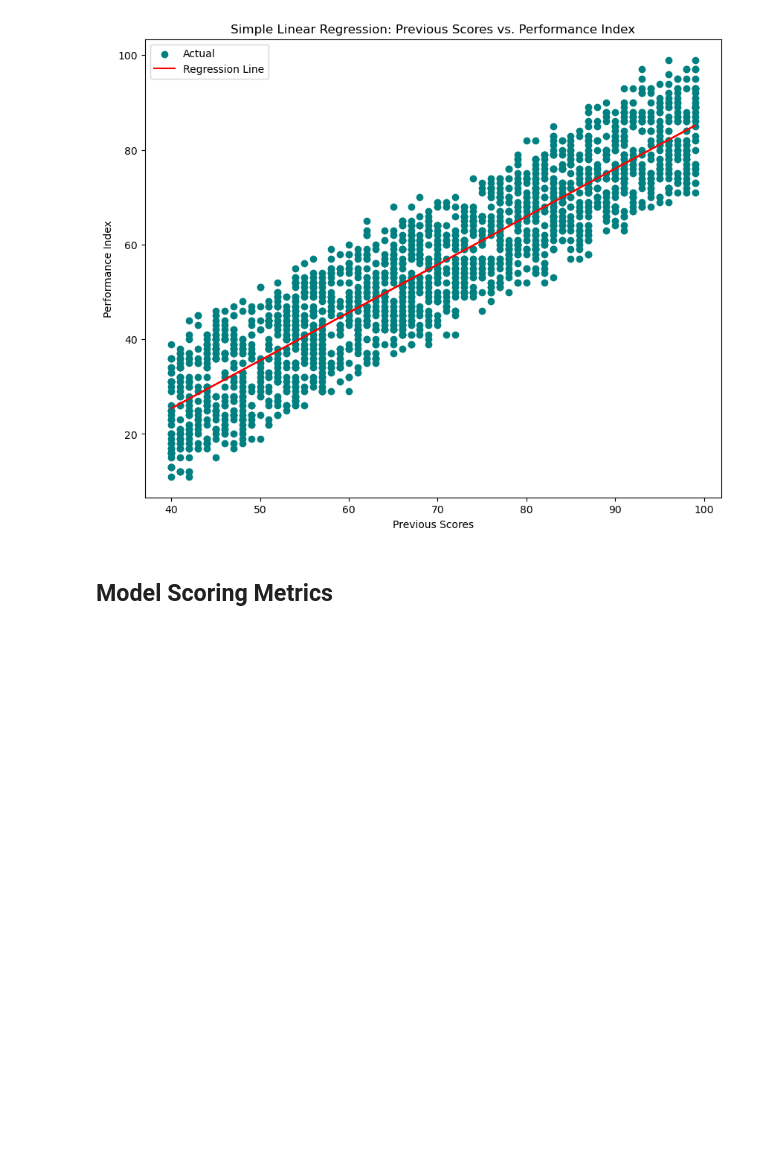
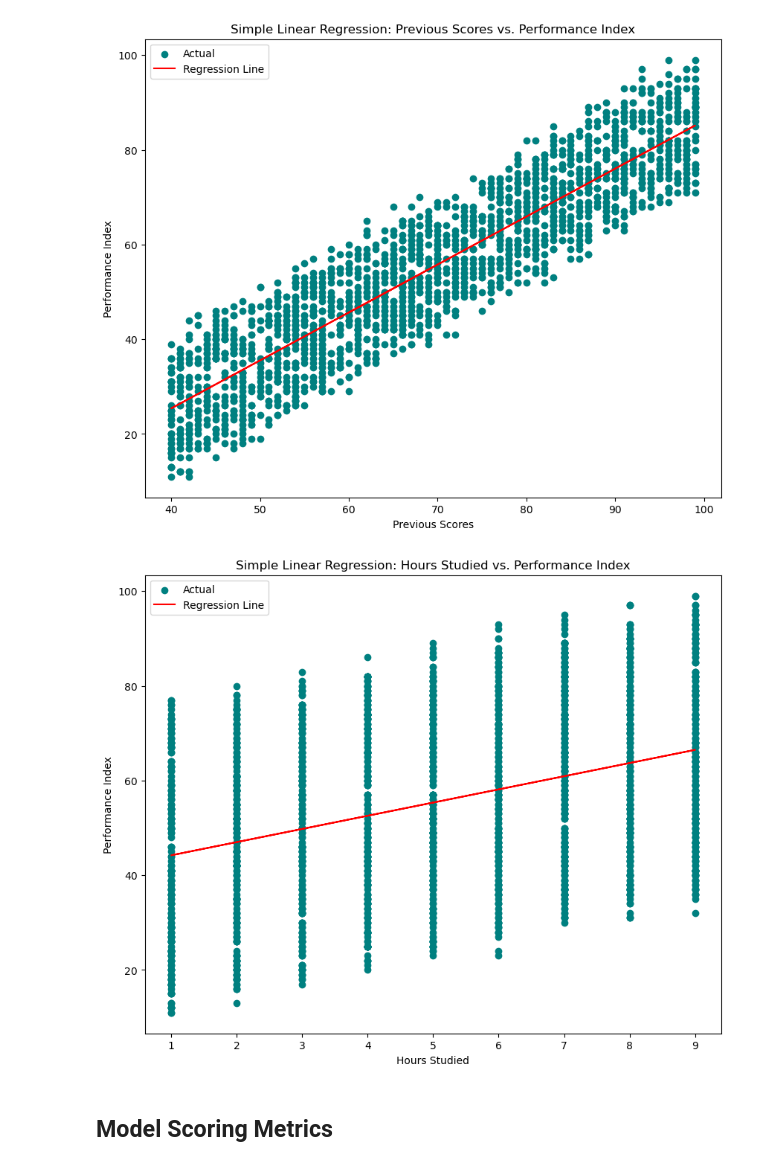
Before and after one commit to GabrielGrobb/LinearRegression_Python, a Jupyter notebook: LinearRegression_Code.ipynb, the cells around one changed output. Saved outputs shown, nothing was run; the diff lists cells and outputs as text; code cells hidden in the pictures; blank space fills up the shorter version.

Commit message:
Printing the second linear regression model predictions and representing the outputs on a graph.

```diff
--- a/LinearRegression_Code.ipynb
+++ b/LinearRegression_Code.ipynb
@@ -207,0 +214,7 @@ print(f"Coefficient: {second_linear_regression_model.coef_}")
+# %%
+# Predict the Performance Index for the testing test.
+second_y_linear_regression_pred = second_linear_regression_model.predict(second_X_test)
+
+# Display the first few predictions alongside the actual values
+second_predictions = pd.DataFrame({'Actual': second_y_test, 'Predicted': second_y_linear_regression_pred})
+print(second_predictions.head())
@@ -226,6 +245,24 @@ plt.legend()
 plt.show()
 # %% [output]
 [figure]
+# %%
+# Setting the size of the figure.
+plt.figure(figsize=(10, 8))
+
+# Plot the actual data points
+plt.scatter(second_X_test, second_y_test, color='teal', label='Actual')
+
+# Plot the regression line
+plt.plot(second_X_test, second_y_linear_regression_pred, color='red', label='Regression Line')
+
+# Add labels and title
+plt.xlabel('Hours Studied')
+plt.ylabel('Performance Index')
+plt.title('Simple Linear Regression: Hours Studied vs. Performance Index')
+plt.legend()
+plt.show()
+# %% [output]
+[figure, added]
 # %% [markdown]
 <h2>Model Scoring Metrics</h2>
 # %%
```
Also changed, not shown: parts of 4 cells of this notebook.
